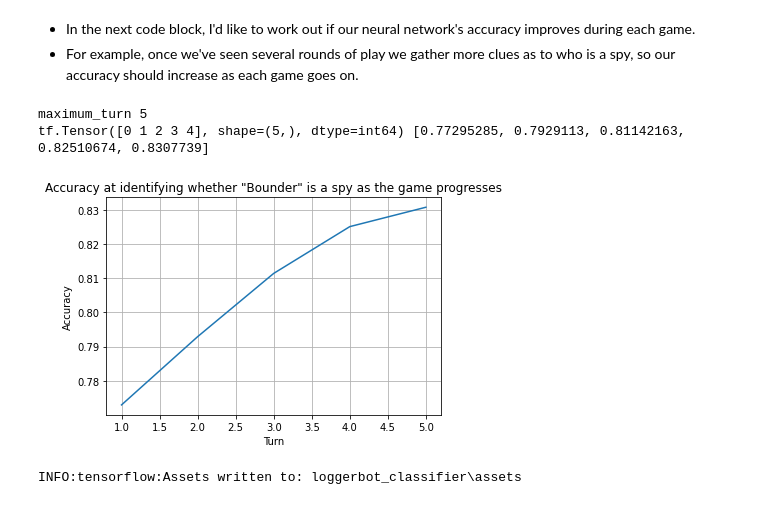
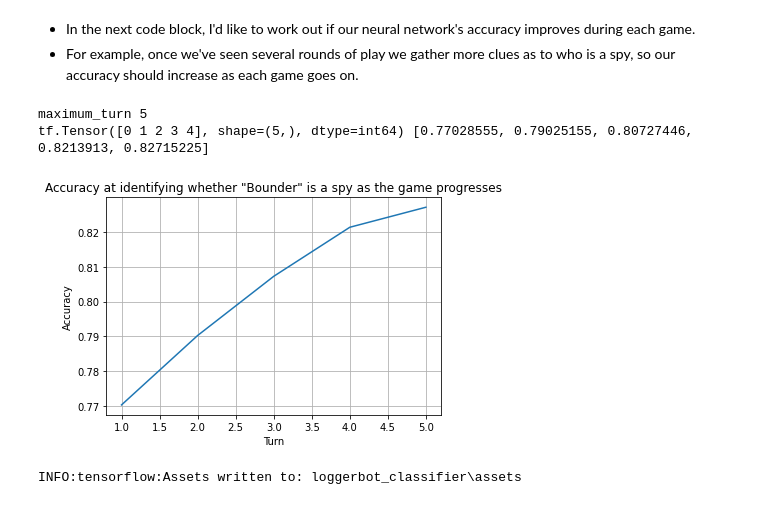
Before and after one commit to 11BelowStudio/ce811, a Jupyter notebook: resistance_framework/bots/lab3/classifer_loggerbot.ipynb, the cells around one changed output. Saved outputs shown, nothing was run; the diff lists cells and outputs as text; code cells hidden in the pictures.

```diff
--- a/resistance_framework/bots/lab3/classifer_loggerbot.ipynb
+++ b/resistance_framework/bots/lab3/classifer_loggerbot.ipynb
@@ -7,7 +7,10 @@ import pandas as pd
 # This assumes we've copied the log file ("LoggerBot.log") into our current working folder...
 df0=pd.read_csv(
     "../../logs/LoggerBot.log",
-    names=["Turn","Try","PlayerID","PlayerName","MissionsBeenOn","FailedMissionsBeenOn","VotedUp0","VotedUp1","VotedUp2","VotedUp3","VotedUp4","VotedUp5","VotedDown0","VotedDown1","VotedDown2","VotedDown3","VotedDown4","VotedDown5","Spy"])
+    names=["Turn","Try","PlayerID","PlayerName","MissionsBeenOn","FailedMissionsBeenOn",
+           "VotedUp0","VotedUp1","VotedUp2","VotedUp3","VotedUp4","VotedUp5","VotedUp6",
+           "VotedDown0","VotedDown1","VotedDown2","VotedDown3","VotedDown4","VotedDown5", "VotedDown6",
+           "Spy"])
 # %%
 # This next line just prints the first 5 rows of the loaded data, df0, which is a pandas dataframe object
 print(df0.head())
@@ -84,10 +81,10 @@ max        6.000000      4.000000      3.000000      1.000000      1.000000
 # %%
 import numpy as np
-x_train=df.values[:,4:18].astype(np.float32) # This filters out only the columns we want to use as
+x_train=df.values[:,4:20].astype(np.float32) # This filters out only the columns we want to use as
 # input vector for our NN.
-# Note [:,4:18] only includes columns 4 to 17 inclusive (it does not include column 18)
+# Note [:,4:20] only includes columns 4 to 19 inclusive (it does not include column 20)
 
-y_train=df.values[:,18].astype(np.int32) # This is our target column.
+y_train=df.values[:,20].astype(np.int32) # This is our target column.
 
 print(y_train.shape) # This is just a rank 1 array.
 print(y_train[0:6]) # first 6 entries of y.  Should be all 1s and zeros
@@ -208,38 +205,38 @@ print(y_train.mean())
 # %%
 accuracy_by_turn=[]
 maximum_turn=df['Turn'].max()
 accuracy_metric=tf.keras.metrics.Accuracy()
 print("maximum_turn",maximum_turn)
 for turn in range(1,maximum_turn+1):
     df_restricted=df.query('Turn>='+str(turn)) # Pull out just those rows of the training data corresponding to later turns in the game
 
-    x=df_restricted.values[:,4:18].astype(np.float32)
-    y=df_restricted.values[:,18].astype(np.int32)
+    x=df_restricted.values[:,4:20].astype(np.float32)
+    y=df_restricted.values[:,20].astype(np.int32)
     y_guess=model(x)
     y_guess=tf.argmax(y_guess,axis=1)
     #accuracy=tf.reduce_mean(tf.cast(tf.equal(y,y_guess),tf.float32)) # This formula owuld also give us the accuracy but this is hand-evaluated.
     accuracy=accuracy_metric(y_guess,y) # This function calculates accuracy using an in-built keras function.
     accuracy_by_turn.append(accuracy.numpy()) # record the results so we can plot them.
 
 print(tf.range(maximum_turn),accuracy_by_turn)
 # max turn: 5
 # accuracy by turn:
-#   0.77295285
-#   0.7929113
-#   0.81142163
-#   0.82510674
-#   0.8307739
+#   0.77028555
+#   0.79025155
+#   0.80727446
+#   0.8213913
+#   0.82715225
 
 
 plt.plot(tf.range(1,1+len(accuracy_by_turn)),accuracy_by_turn)
 plt.title('Accuracy at identifying whether "Bounder" is a spy as the game progresses')
 plt.xlabel('Turn')
 plt.ylabel('Accuracy')
 plt.grid()
 # %% [output]
 maximum_turn 5
-tf.Tensor([0 1 2 3 4], shape=(5,), dtype=int64) [0.77295285, 0.7929113, 0.81142163, 0.82510674, 0.8307739]
+tf.Tensor([0 1 2 3 4], shape=(5,), dtype=int64) [0.77028555, 0.79025155, 0.80727446, 0.8213913, 0.82715225]
-[figure, old version]
+[figure, new version]
 # %%
 # Finally, save our model so we can build a resistance-bot that plays using this neural network.
 model.save('loggerbot_classifier')
```
Also changed, not shown: parts of 8 cells of this notebook, 9 other files.
